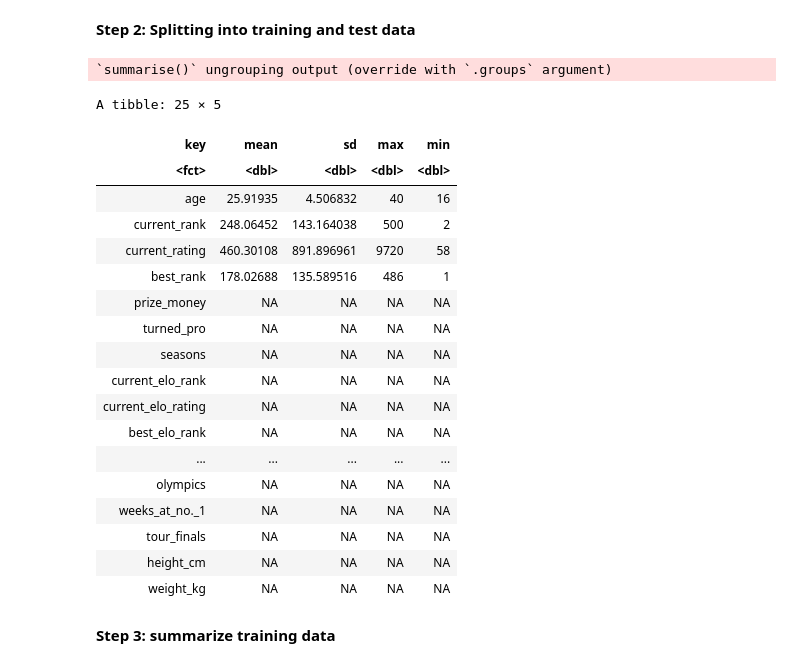
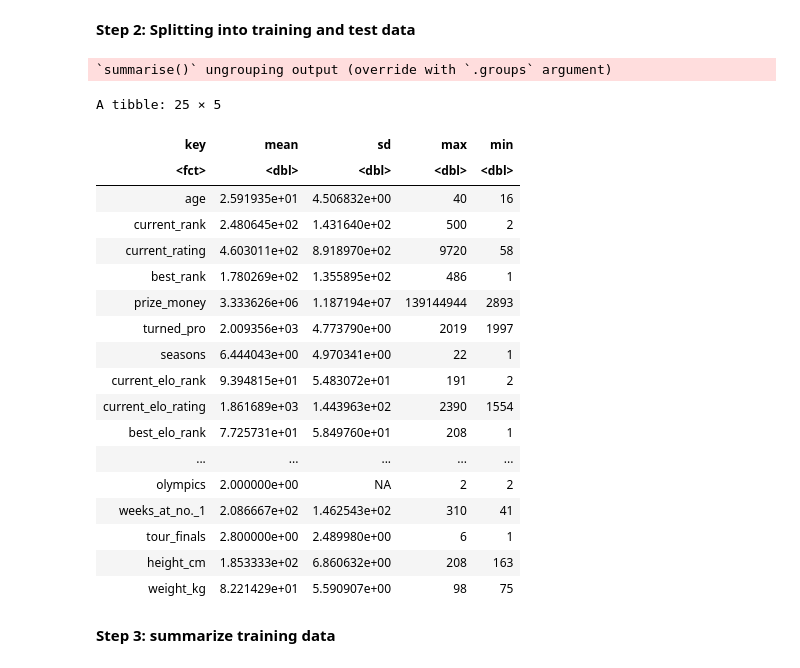
Before and after one commit to ZappyDoo/DSCIProject, a Jupyter notebook: project_proposal.ipynb, the cells around one changed output. Drawn from its saved outputs; the diff is of its cells as text; code cells hidden in the pictures.

Commit message:
better summary table

```diff
--- a/project_proposal.ipynb
+++ b/project_proposal.ipynb
@@ -117,31 +135,31 @@ stats_testing <- testing(stats_split)
 # %%
 stats_summary <- stats_training %>%
         select_if(is.numeric) %>%
         gather(factor_key = TRUE) %>%
         group_by(key) %>%
-        summarise(mean = mean(value), sd = sd(value), max = max(value), min = min(value))
+        summarise(mean = mean(value, na.rm = TRUE), sd = sd(value, na.rm = TRUE), max = max(value, na.rm = TRUE), min = min(value, na.rm = TRUE))
 stats_summary
 # %% [output]
 `summarise()` ungrouping output (override with `.groups` argument)
 A tibble: 25 × 5
 | key | mean | sd | max | min |
 | <fct> | <dbl> | <dbl> | <dbl> | <dbl> |
-| age | 25.91935 | 4.506832 | 40 | 16 |
-| current_rank | 248.06452 | 143.164038 | 500 | 2 |
-| current_rating | 460.30108 | 891.896961 | 9720 | 58 |
-| best_rank | 178.02688 | 135.589516 | 486 | 1 |
-| prize_money | NA | NA | NA | NA |
-| turned_pro | NA | NA | NA | NA |
-| seasons | NA | NA | NA | NA |
-| current_elo_rank | NA | NA | NA | NA |
-| current_elo_rating | NA | NA | NA | NA |
-| best_elo_rank | NA | NA | NA | NA |
+| age | 2.591935e+01 | 4.506832e+00 | 40 | 16 |
+| current_rank | 2.480645e+02 | 1.431640e+02 | 500 | 2 |
+| current_rating | 4.603011e+02 | 8.918970e+02 | 9720 | 58 |
+| best_rank | 1.780269e+02 | 1.355895e+02 | 486 | 1 |
+| prize_money | 3.333626e+06 | 1.187194e+07 | 139144944 | 2893 |
+| turned_pro | 2.009356e+03 | 4.773790e+00 | 2019 | 1997 |
+| seasons | 6.444043e+00 | 4.970341e+00 | 22 | 1 |
+| current_elo_rank | 9.394815e+01 | 5.483072e+01 | 191 | 2 |
+| current_elo_rating | 1.861689e+03 | 1.443963e+02 | 2390 | 1554 |
+| best_elo_rank | 7.725731e+01 | 5.849760e+01 | 208 | 1 |
 | ... | ... | ... | ... | ... |
-| olympics | NA | NA | NA | NA |
-| weeks_at_no._1 | NA | NA | NA | NA |
-| tour_finals | NA | NA | NA | NA |
-| height_cm | NA | NA | NA | NA |
-| weight_kg | NA | NA | NA | NA |
+| olympics | 2.000000e+00 | NA | 2 | 2 |
+| weeks_at_no._1 | 2.086667e+02 | 1.462543e+02 | 310 | 41 |
+| tour_finals | 2.800000e+00 | 2.489980e+00 | 6 | 1 |
+| height_cm | 1.853333e+02 | 6.860632e+00 | 208 | 163 |
+| weight_kg | 8.221429e+01 | 5.590907e+00 | 98 | 75 |
 # %% [markdown]
 **Step 3: summarize training data**
 # %%
```
Also changed, not shown: parts of 1 cell of this notebook.
